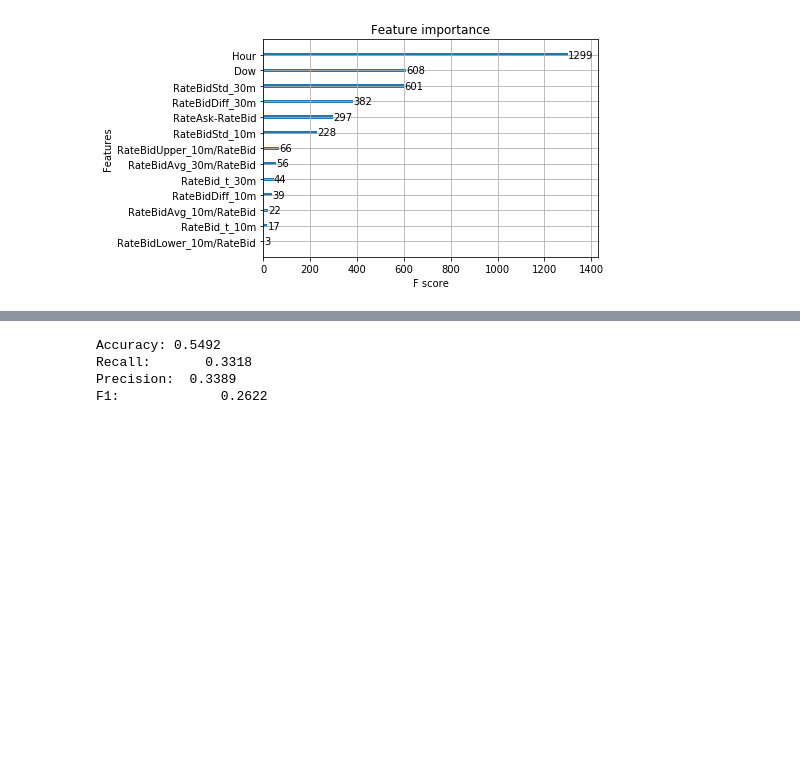
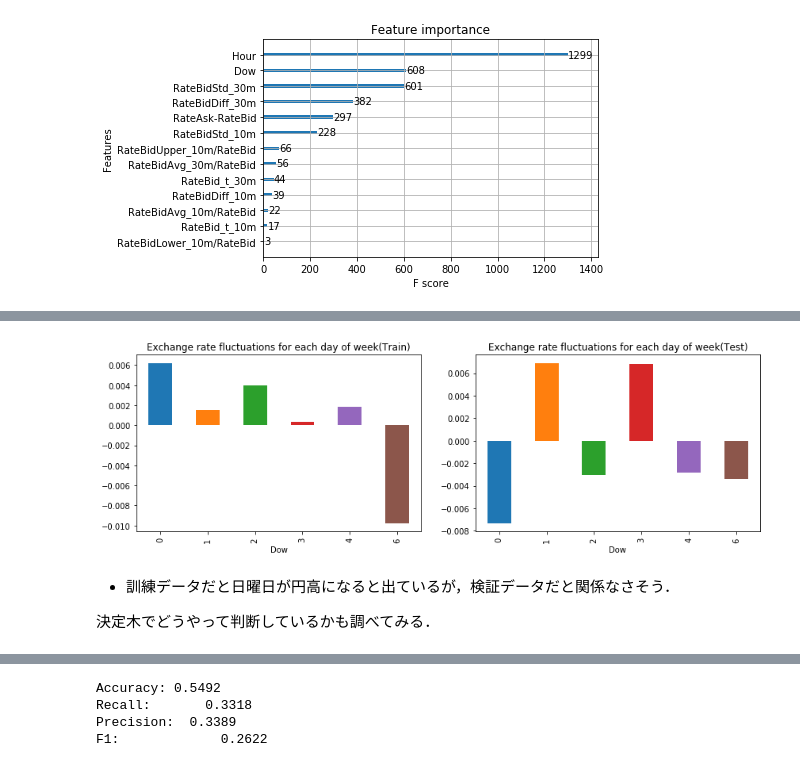
Before and after one commit to namakemono/exchange-notebook, a Jupyter notebook: Exchange Prediction with XGBoost.ipynb, the cells around one changed output, grey strips where cells are left out. Saved outputs shown, nothing was run; the diff lists cells and outputs as text; code cells hidden in the pictures; blank space fills up the shorter version.

```diff
--- a/Exchange Prediction with XGBoost.ipynb
+++ b/Exchange Prediction with XGBoost.ipynb
@@ -241 +260,26 @@ xgb.plot_importance(model);
+# %%
+def _show(df, ax, title):
+    df["TargetRateBid-RateBid"] = df["TargetRateBid"] - df["RateBid"]
+    value_label_mapping = {
+        0: u"月",
+        1: u"火",
+        2: u"水",
+        3: u"木",
+        4: u"金",
+        5: u"土",
+        6: u"日"
+    }
+    df.groupby("Dow")["TargetRateBid-RateBid"].mean().rename(index=).plot(kind="bar", ax=ax)
+    ax.set_title(title);
+
+fig, axes = plt.subplots(nrows=1, ncols=2, figsize=(12, 4))
+_show(train_df, axes[0], u"Exchange rate fluctuations for each day of week(Train)")
+_show(test_df, axes[1], u"Exchange rate fluctuations for each day of week(Test)")
+fig.tight_layout();
+# %% [output]
+[figure, added]
+# %% [markdown]
+- 訓練データだと日曜日が円高になると出ているが，検証データだと関係なさそう．
+
+決定木でどうやって判断しているかも調べてみる．
 # %%
```
Also changed, not shown: parts of 4 cells of this notebook.
